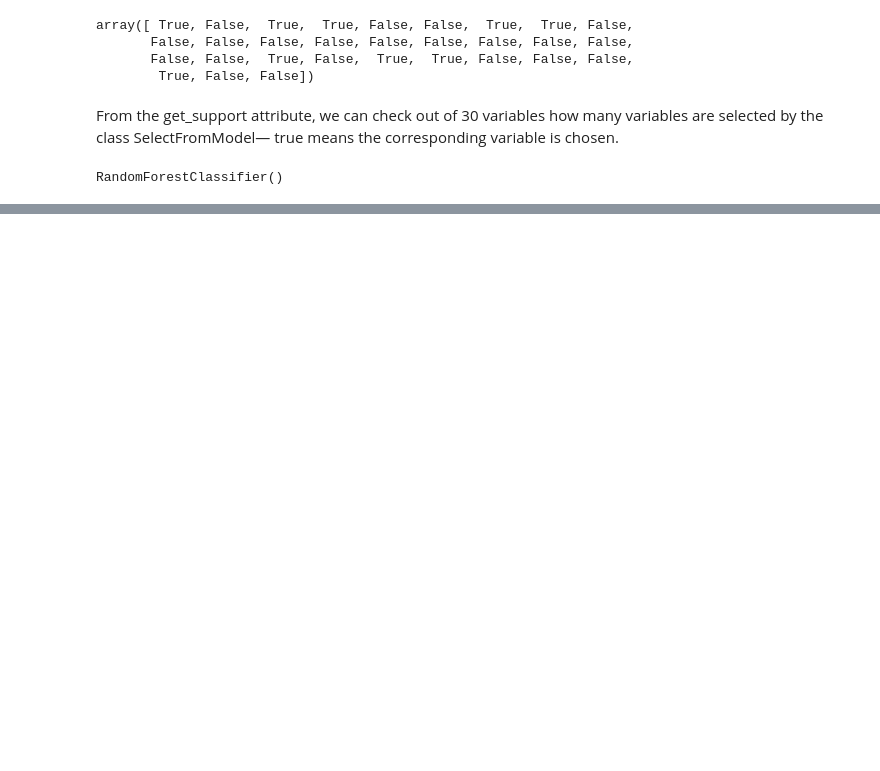
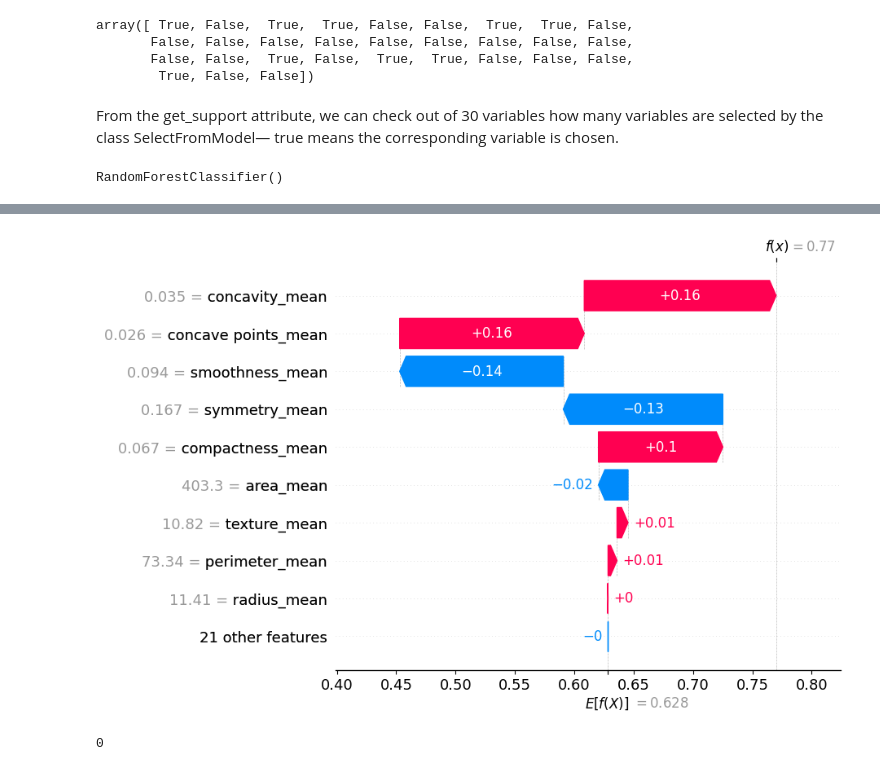
Before and after one commit to sheshankcool/Feature_Selection, a Jupyter notebook: SELECTFROMMODEL.ipynb, the cells around one changed output, grey strips where cells are left out. Cells and saved outputs as stored; diff of their text form; code cells hidden in the pictures; blank space fills up the shorter version.

```diff
--- a/SELECTFROMMODEL.ipynb
+++ b/SELECTFROMMODEL.ipynb
@@ -123,0 +214,9 @@ weighted avg       0.92      0.92      0.92       131
+# %%
+# waterfall plot for first observation
+shap.plots.waterfall(shap_values[67][:,0])
+# %% [output]
+[figure, added]
+# %%
+y_test.iloc[10]
+# %% [output]
+0
```
Also changed, not shown: parts of 39 cells of this notebook, 1 other file.
